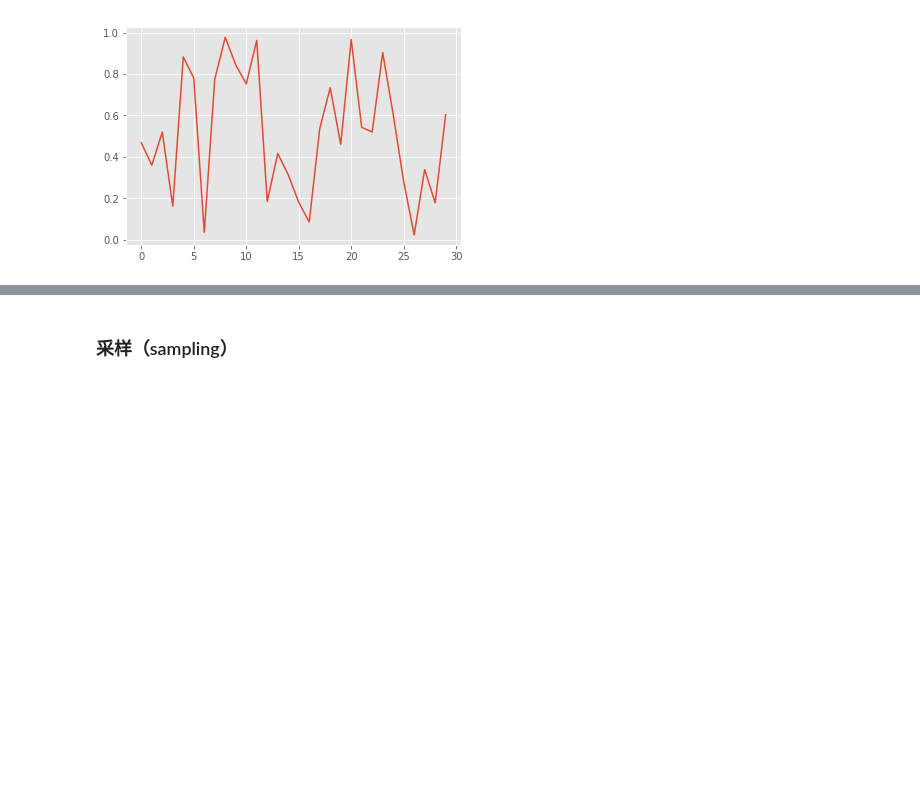
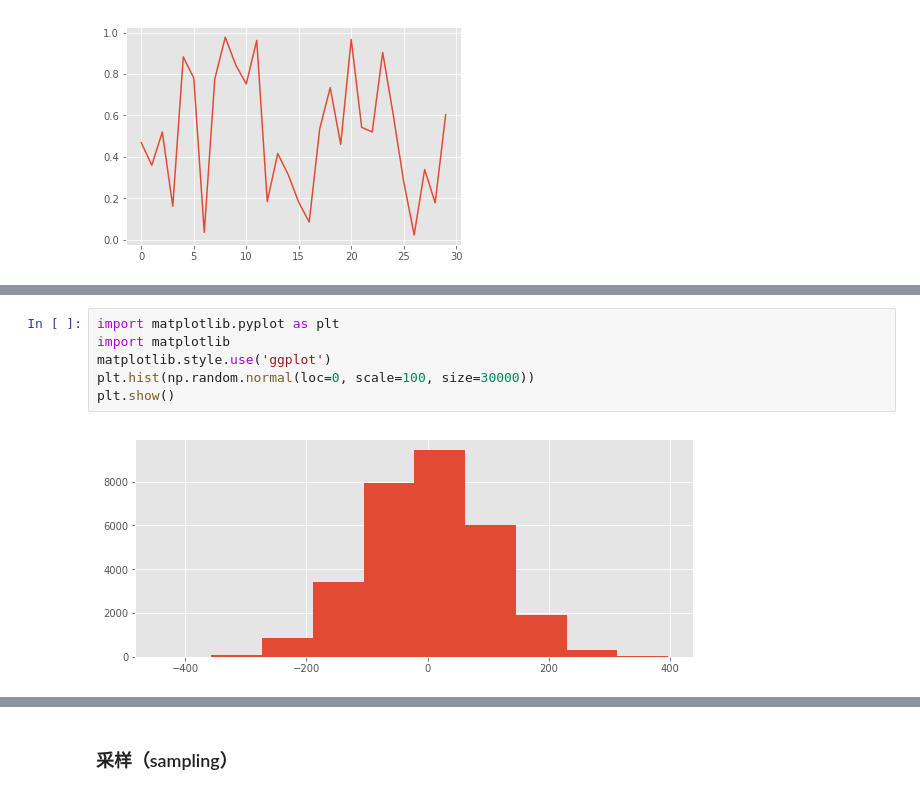
Before and after one commit to haoduohaoduo/JupyterNotebooks, a Jupyter notebook: numpy.ipynb, the cells around one changed output, grey strips where cells are left out. Drawn from its saved outputs; the diff is of its cells as text; blank space fills up the shorter version.

```diff
--- a/numpy.ipynb
+++ b/numpy.ipynb
@@ -298,3 +330,11 @@ plt.show()
+# %%
+import matplotlib.pyplot as plt
+import matplotlib
+matplotlib.style.use('ggplot')
+plt.hist(np.random.normal(loc=0, scale=100, size=30000))
+plt.show()
+# %% [output]
+[figure, added]
 # %%
 # Python Program illustrating
 # graphical representation of
```
Also changed, not shown: parts of 21 cells of this notebook.
